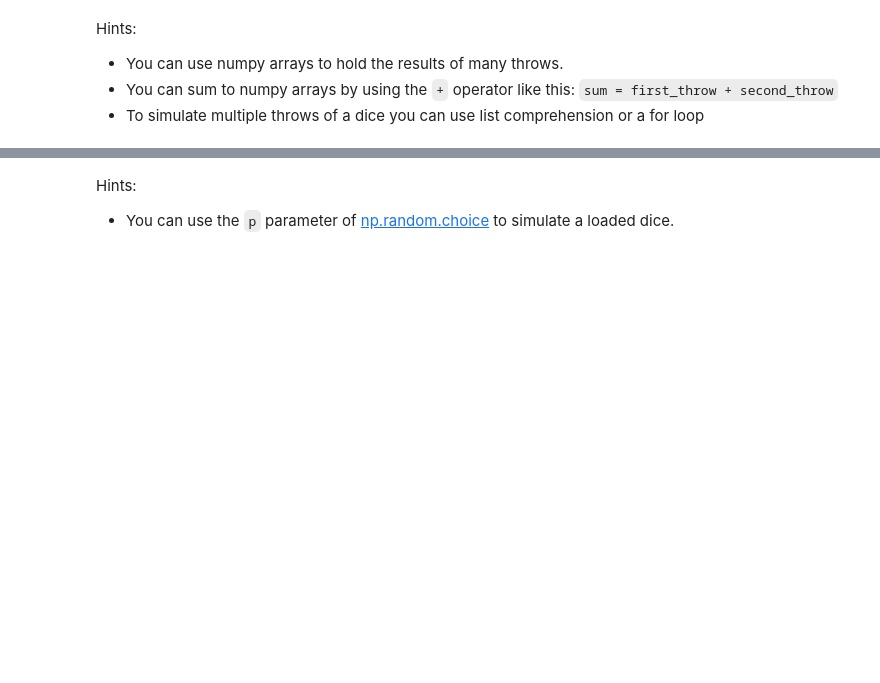
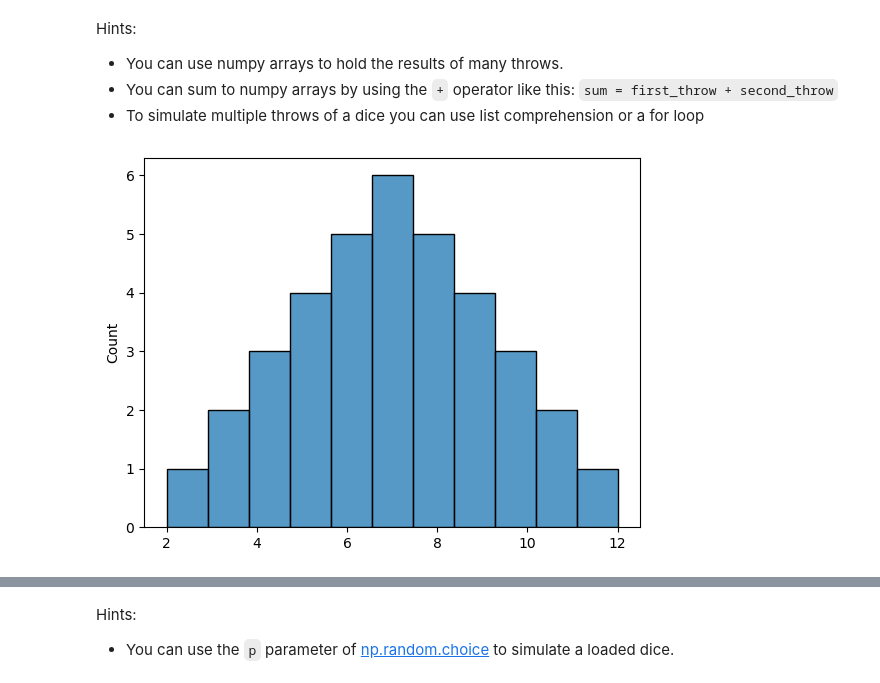
Before and after one commit to dennislamcv1/DeepAIMaths, a Jupyter notebook: Probability & Statistics for Machine Learning/C3_W2_Assignment.ipynb, the cells around one changed output, grey strips where cells are left out. Drawn from its saved outputs; the diff is of its cells as text; code cells hidden in the pictures; blank space fills up the shorter version.

```diff
--- a/Probability & Statistics for Machine Learning/C3_W2_Assignment.ipynb
+++ b/Probability & Statistics for Machine Learning/C3_W2_Assignment.ipynb
@@ -72,19 +80,16 @@ Hints:
 # %%
 # You can use this cell for your calculations (not graded)
 
-# Simulate throwing the fair 6-sided dice two times and recording the sum
-num_throws = 100000
-first_throw = np.random.choice(np.arange(1, 7), size=num_throws)
-second_throw = np.random.choice(np.arange(1, 7), size=num_throws)
+x = [1,2,3,4,5,6]
 
-# Calculate the sum of each throw
-sum_of_throws = first_throw + second_throw
+ans_arr = []
 
-# Compute mean and variance
-mean_sum = np.mean(sum_of_throws)
-variance_sum = np.var(sum_of_throws)
-
-print("Mean of Sum:", mean_sum)
-print("Variance of Sum:", variance_sum)
+for i in x:
+    for j in x:
+        ans_arr.append(i+j)
+sns.histplot(x=ans_arr,bins=11)
+plt.show()
+# %% [output]
+[figure, added]
 # %%
 # Run this cell to submit your answer
```
Also changed, not shown: parts of 24 cells of this notebook, 2 other files.
